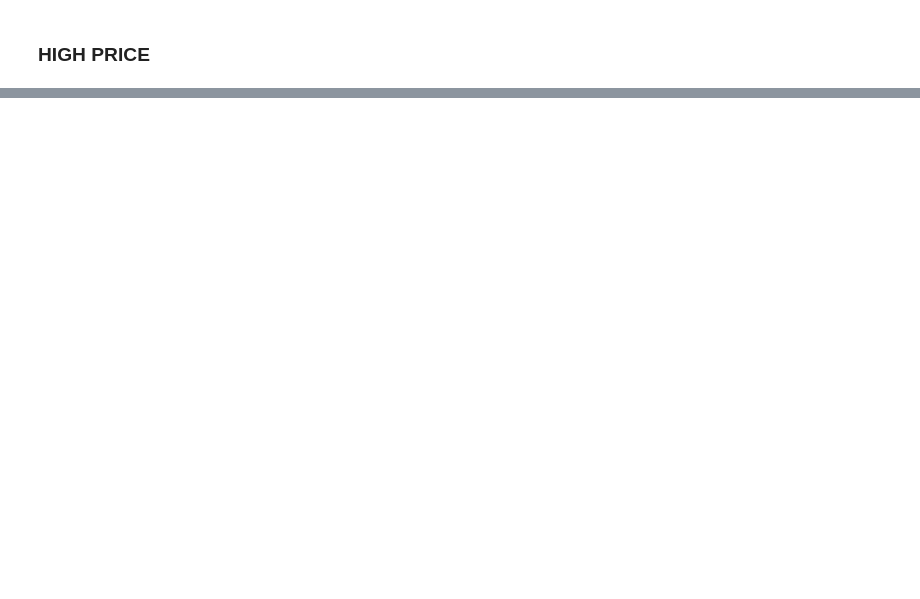
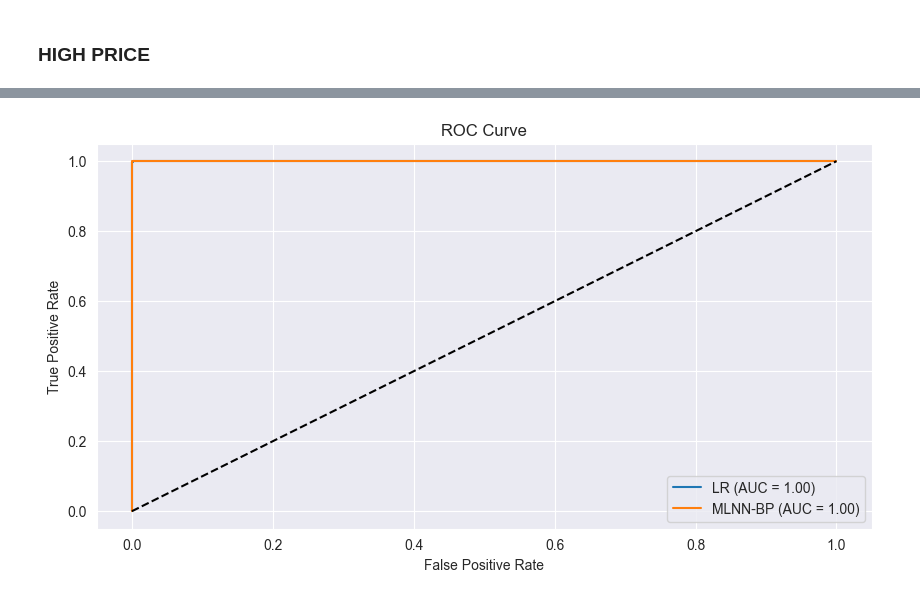
Before and after one commit to Pilouco26/AAMDP1, a Jupyter notebook: sample.ipynb, the cells around one changed output, grey strips where cells are left out. Cells and saved outputs as stored; diff of their text form; code cells hidden in the pictures; blank space fills up the shorter version.

```diff
--- a/sample.ipynb
+++ b/sample.ipynb
@@ -636,6 +636,10 @@ for model_name in results:
 print("Best parameters for each model:", flush=True)
 for model_name in best_estimators:
     print(f"{model_name}: {best_estimators[model_name].get_params()}")
+
+with open('best_parameters2.txt', 'w') as f:
+    for model_name in best_estimators:
+        f.write(f"{model_name}: {best_estimators[model_name].get_params()}\n")
 # %% [output]
 Loading data...
 Splitting data into training and testing sets...
@@ -770,12 +777,9 @@ param_grids = {
     'SVM': {
     },
     'MLNN-BP': {
-        'model__hidden_layer_sizes': [(50,), (100,), (50, 50)],
-        'model__alpha': [0.0001, 0.001, 0.01],
-        'model__activation': ['identity', 'logistic', 'tanh', 'relu'],
-        'model__learning_rate_init': [0.001, 0.01, 0.1],
     }
 }
+
 
 # Perform cross-validation and hyperparameter tuning
 best_estimators = {}
@@ -803,6 +807,10 @@ for model_name in results:
 print("Best parameters for each model:")
 for model_name in best_estimators:
     print(f"{model_name}: {best_estimators[model_name].get_params()}")
+
+with open('best_parameters.txt', 'w') as f:
+    for model_name in best_estimators:
+        f.write(f"{model_name}: {best_estimators[model_name].get_params()}\n")
 # %% [output]
 Processing model: LR
 Processed model: LR
@@ -809,0 +831,70 @@ Processing model: SVM
+# %%
+import pandas as pd
+from sklearn.linear_model import LogisticRegression
+from sklearn.svm import SVC
+from sklearn.neural_network import MLPClassifier
+from sklearn.preprocessing import StandardScaler
+from sklearn.metrics import accuracy_score, confusion_matrix, roc_curve, auc
+import matplotlib.pyplot as plt
+
+# Assuming test_processed_df is already loaded
+X_test = test_processed_df.drop(columns=['high_price'])
+y_test = test_processed_df['high_price']
+
+# Define models with specified parameters
+models = {
+    'LR': LogisticRegression(C=1, max_iter=200, penalty='l1', solver='liblinear'),
+    'SVM': SVC(C=10, degree=2, probability=True),
+    'MLNN-BP': MLPClassifier(alpha=0.001, hidden_layer_sizes=(50, 50), learning_rate='adaptive', max_iter=1000)
+}
+
+# Standardize the data
+scaler = StandardScaler()
+X_test_scaled = scaler.fit_transform(X_test)
+
+# Fit models and make predictions
+predictions = {}
+probabilities = {}
+for name, model in models.items():
+    model.fit(X_test_scaled, y_test)
+    predictions[name] = model.predict(X_test_scaled)
+    if name in ['LR', 'MLNN-BP']:
+        probabilities[name] = model.predict_proba(X_test_scaled)[:, 1]
+
+# Calculate accuracy, sensitivity, and specificity
+def calculate_metrics(y_true, y_pred):
+    cm = confusion_matrix(y_true, y_pred)
+    accuracy = accuracy_score(y_true, y_pred)
+    sensitivity = cm[1, 1] / (cm[1, 0] + cm[1, 1])
+    specificity = cm[0, 0] / (cm[0, 0] + cm[0, 1])
+    return accuracy, sensitivity, specificity
+
+metrics = {name: calculate_metrics(y_test, pred) for name, pred in predictions.items()}
+
+# Generate dataframe with original attributes and classifications
+results_df = test_processed_df.copy()
+results_df['class_high_price_lr'] = predictions['LR']
+results_df['class_high_price_svm'] = predictions['SVM']
+results_df['class_high_price_bp'] = predictions['MLNN-BP']
+results_df['prob_high_price_lr'] = probabilities['LR']
+results_df['prob_high_price_bp'] = probabilities['MLNN-BP']
+
+# Plot ROC curves and calculate AUC for LR and MLNN-BP
+plt.figure(figsize=(10, 5))
+for name in ['LR', 'MLNN-BP']:
+    fpr, tpr, _ = roc_curve(y_test, probabilities[name])
+    roc_auc = auc(fpr, tpr)
+    plt.plot(fpr, tpr, label=f'{name} (AUC = {roc_auc:.2f})')
+
+plt.plot([0, 1], [0, 1], 'k--')
+plt.xlabel('False Positive Rate')
+plt.ylabel('True Positive Rate')
+plt.title('ROC Curve')
+plt.legend(loc='lower right')
+plt.show()
+
+# Print metrics
+for name, (accuracy, sensitivity, specificity) in metrics.items():
+    print(f'{name} - Accuracy: {accuracy:.2f}, Sensitivity: {sensitivity:.2f}, Specificity: {specificity:.2f}')
+# %% [output]
+[figure, added]
```
Also changed, not shown: parts of 8 cells of this notebook, 2 other files.
